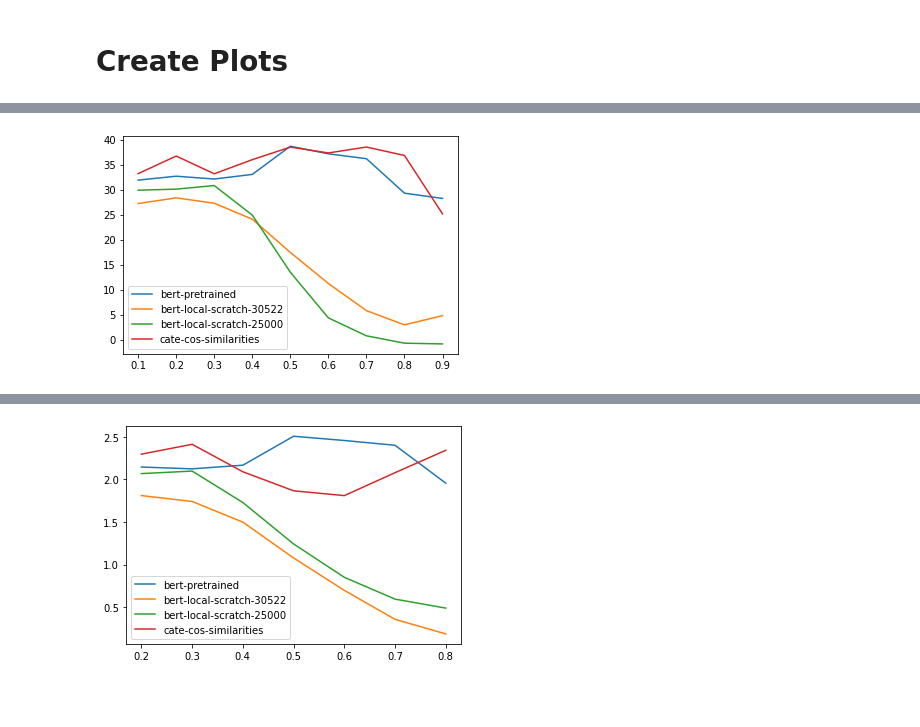
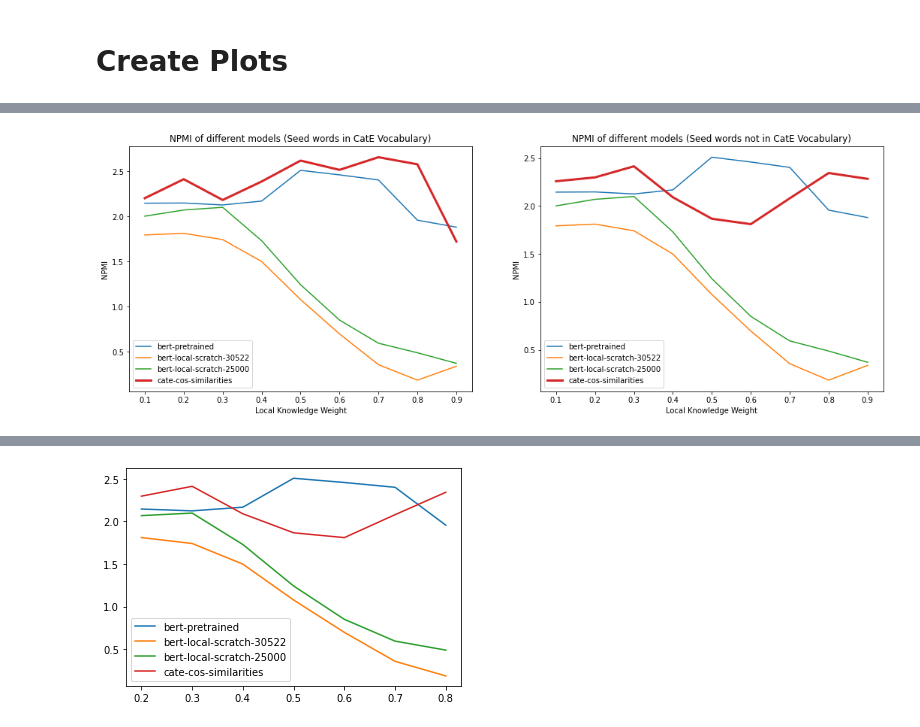
Before and after one commit to zhangchi0104/honours-sgtm, a Jupyter notebook: experiment.ipynb, the cells around one changed output, grey strips where cells are left out. Saved outputs shown, nothing was run; the diff lists cells and outputs as text; code cells hidden in the pictures; blank space fills up the shorter version.

Commit message:
updated ensemble results

```diff
--- a/experiment.ipynb
+++ b/experiment.ipynb
@@ -765,6 +689,8 @@ COMPARE_GROUPS = [[(0.1, 0.9, 0.5), (0.2, 0.8, 0.5), (0.3, 0.7, 0.5),
                       (0.5, 0.5, 0.9),
                   ]]
 def load_results(results_dir: Path, baseline_path: Path):
+    if not results_dir.exists():
+        raise FileNotFoundError(f"{results_dir} does not exist")
     files = results_dir.glob("*.json")
     results = {}
     baseline_results = {}
@@ -825,9 +751,13 @@ def parse_results(compare_groups, results):
         dists.append(grp_dists)
         sem_dists.append(grp_sem_dists)
     return pmis, npmis, dists, sem_dists
-results, base_results = load_results(Path('./results/evaluations/cate_in_vocab/'), './results/evaluations/baselines.json')
+results_in_vocab, base_results = load_results(Path('./results/evaluations/cate_in_vocab/'), './results/evaluations/baselines.json')
+results, base_results = load_results(Path('./results/evaluations/run-2022-07-07-10-05/'), './results/evaluations/baselines.json')
 
+pmis_in_vocab, npmis_in_vocab, dists_in_vocab, sem_dists_in_vocab = parse_results(COMPARE_GROUPS, results_in_vocab)
 pmis, npmis, dists, sem_dists = parse_results(COMPARE_GROUPS, results)
+
+results.keys()
 # %% [output]
 (0.1, 0.9, 0.5)
 (0.2, 0.8, 0.5)
@@ -846,16 +815,35 @@ pmis, npmis, dists, sem_dists = parse_results(COMPARE_GROUPS, results)
 # %%
-plt.figure()
-plt.plot([0.1, 0.2, 0.3, 0.4, 0.5, 0.6, 0.7, 0.8, 0.9], pmis[0]['ensemble_score_bert-pretrained'], label='bert-pretrained')
-plt.plot([0.1, 0.2, 0.3, 0.4, 0.5, 0.6, 0.7, 0.8, 0.9],
-         pmis[0]['ensemble_score_bert-local-scratch-30522'],
+fig, (ax1, ax2) = plt.subplots(nrows=1, ncols=2, figsize=(18, 6))
+ax1.plot([0.1, 0.2, 0.3, 0.4, 0.5, 0.6, 0.7, 0.8, 0.9], npmis_in_vocab[0]['ensemble_score_bert-pretrained'], label='bert-pretrained')
+ax1.plot([0.1, 0.2, 0.3, 0.4, 0.5, 0.6, 0.7, 0.8, 0.9],
+         npmis_in_vocab[0]['ensemble_score_bert-local-scratch-30522'],
          label='bert-local-scratch-30522')
-plt.plot([0.1, 0.2, 0.3, 0.4, 0.5, 0.6, 0.7, 0.8, 0.9],
-         pmis[0]['ensemble_score_bert-local-scratch-25000'],
+ax1.plot([0.1, 0.2, 0.3, 0.4, 0.5, 0.6, 0.7, 0.8, 0.9],
+         npmis_in_vocab[0]['ensemble_score_bert-local-scratch-25000'],
          label='bert-local-scratch-25000')
-plt.plot([0.1, 0.2, 0.3, 0.4, 0.5, 0.6, 0.7, 0.8, 0.9],
-         pmis[0]['ensemble_score_cate-cos-similarities'],
-         label='cate-cos-similarities')
-plt.legend()
-plt.show()
+ax1.plot([0.1, 0.2, 0.3, 0.4, 0.5, 0.6, 0.7, 0.8, 0.9],
+         npmis_in_vocab[0]['ensemble_score_cate-cos-similarities'],
+         label='cate-cos-similarities', linewidth=3)
+ax1.set_xlabel('Local Knowledge Weight')
+ax1.set_ylabel('NPMI')
+ax1.legend()
+
+ax2.plot([0.1, 0.2, 0.3, 0.4, 0.5, 0.6, 0.7, 0.8, 0.9], npmis[0]['ensemble_score_bert-pretrained'], label='bert-pretrained')
+ax2.plot([0.1, 0.2, 0.3, 0.4, 0.5, 0.6, 0.7, 0.8, 0.9],
+         npmis[0]['ensemble_score_bert-local-scratch-30522'],
+         label='bert-local-scratch-30522')
+ax2.plot([0.1, 0.2, 0.3, 0.4, 0.5, 0.6, 0.7, 0.8, 0.9],
+         npmis[0]['ensemble_score_bert-local-scratch-25000'],
+         label='bert-local-scratch-25000')
+ax2.plot([0.1, 0.2, 0.3, 0.4, 0.5, 0.6, 0.7, 0.8, 0.9],
+         npmis[0]['ensemble_score_cate-cos-similarities'],
+         label='cate-cos-similarities', linewidth=3)
+ax2.set_xlabel('Local Knowledge Weight')
+ax2.set_ylabel('NPMI')
+ax2.legend()
+ax1.set_title("NPMI of different models (Seed words in CatE Vocabulary)")
+ax2.set_title("NPMI of different models (Seed words not in CatE Vocabulary)")
+
+fig.show()
 # %% [output]
-[figure, old version]
+[figure, new version]
```
Also changed, not shown: parts of 19 cells of this notebook, 15 other files.
